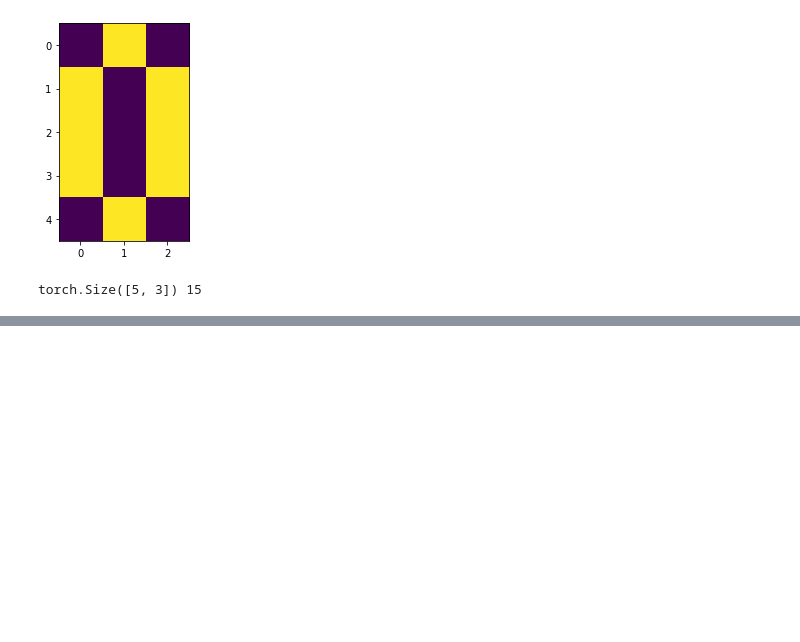
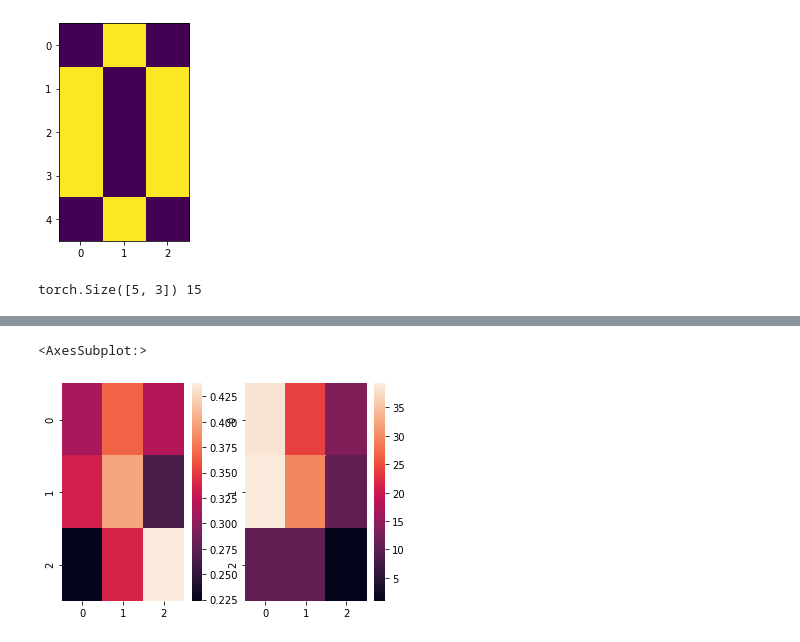
Before and after one commit to sergeivolodin/causality-disentanglement-rl, a Jupyter notebook: debug/sparsity-playground.ipynb, the cells around one changed output, grey strips where cells are left out. Drawn from its saved outputs; the diff is of its cells as text; code cells hidden in the pictures; blank space fills up the shorter version.

```diff
--- a/debug/sparsity-playground.ipynb
+++ b/debug/sparsity-playground.ipynb
@@ -249 +397,9 @@ plt.show()
+# %%
+plt.subplot(1, 2, 1)
+sns.heatmap(nn.Softmax(1)(model_.fc1.weight).abs().detach().cpu().numpy())
+plt.subplot(1, 2, 2)
+sns.heatmap(torch.pinverse(nn.Softmax(1)(model_.fc1.weight)).abs().detach().cpu().numpy())
+# %% [output]
+<AxesSubplot:>
+[figure, added]
 # %%
```
Also changed, not shown: parts of 20 cells of this notebook, 2 other files.
